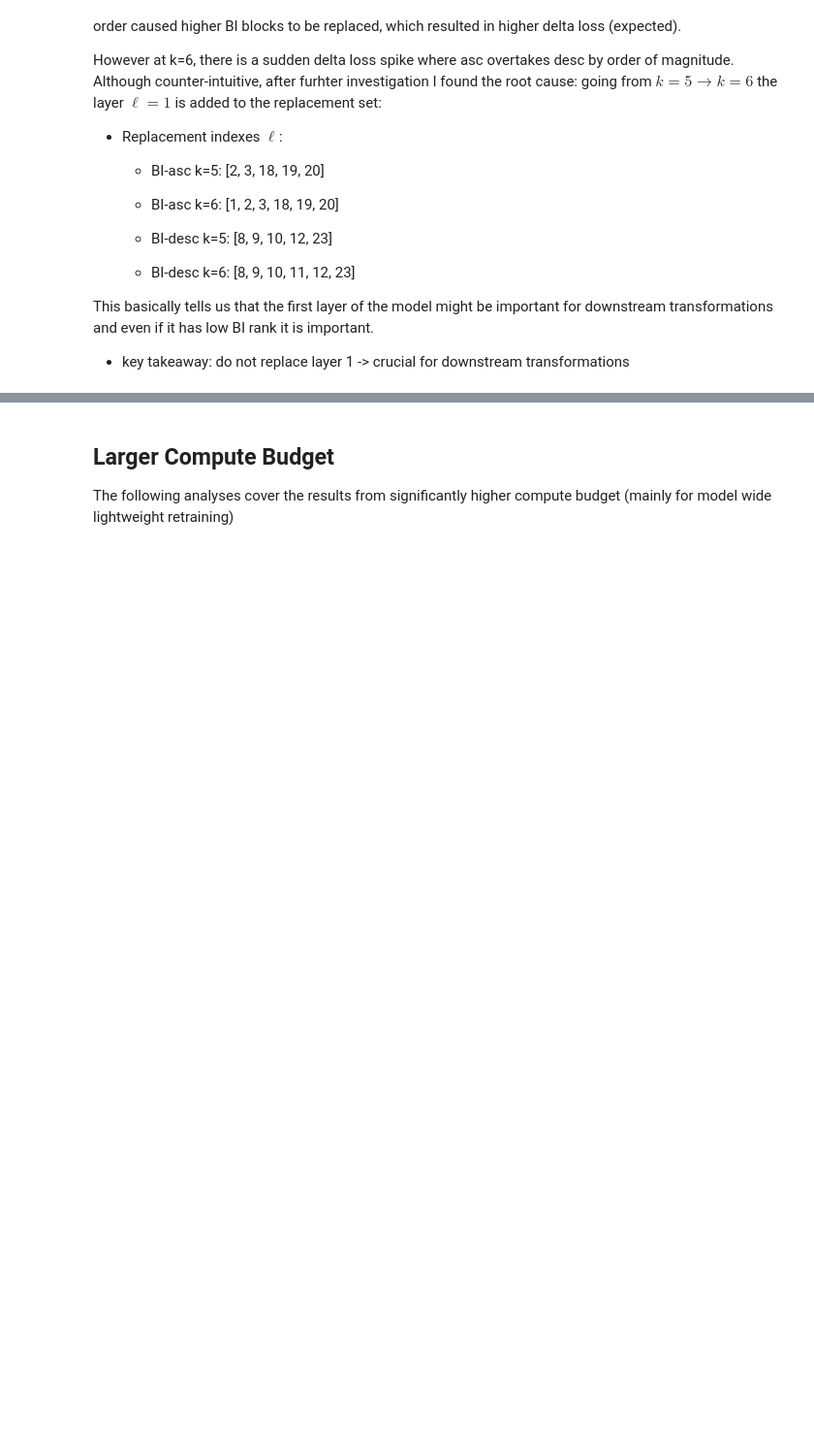
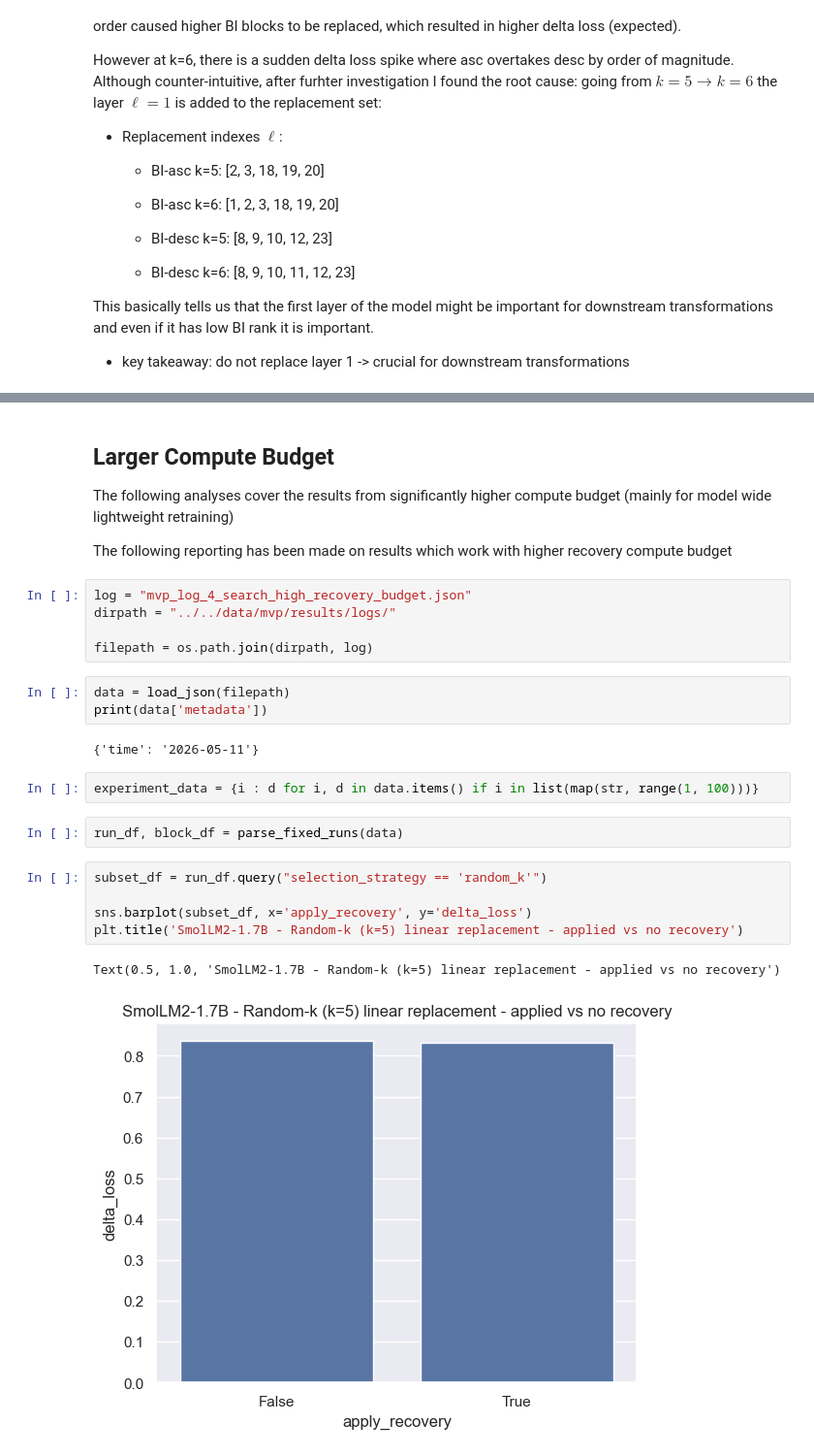
Before and after one commit to Sammuel21/diploma-thesis-block-replacement, a Jupyter notebook: notebooks/mvp/analysis.ipynb, the cells around one changed output, grey strips where cells are left out. Shown at 97% size. Drawn from its saved outputs; the diff is of its cells as text; blank space fills up the shorter version.

```diff
--- a/notebooks/mvp/analysis.ipynb
+++ b/notebooks/mvp/analysis.ipynb
@@ -365,3 +400,27 @@ search_df[search_df['k'].isin([5, 6])]
 ## Larger Compute Budget
 
 The following analyses cover the results from significantly higher compute budget (mainly for model wide lightweight retraining)
+
+The following reporting has been made on results which work with higher recovery compute budget
+# %%
+log = "mvp_log_4_search_high_recovery_budget.json"
+dirpath = "../../data/mvp/results/logs/"
+
+filepath = os.path.join(dirpath, log)
+# %%
+data = load_json(filepath)
+print(data['metadata'])
+# %% [output]
+{'time': '2026-05-11'}
+# %%
+experiment_data = {i : d for i, d in data.items() if i in list(map(str, range(1, 100)))}
+# %%
+run_df, block_df = parse_fixed_runs(data)
+# %%
+subset_df = run_df.query("selection_strategy == 'random_k'")
+
+sns.barplot(subset_df, x='apply_recovery', y='delta_loss')
+plt.title('SmolLM2-1.7B - Random-k (k=5) linear replacement - applied vs no recovery')
+# %% [output]
+Text(0.5, 1.0, 'SmolLM2-1.7B - Random-k (k=5) linear replacement - applied vs no recovery')
+[figure, added]
```
Also changed, not shown: parts of 16 cells of this notebook, 4 other files.
